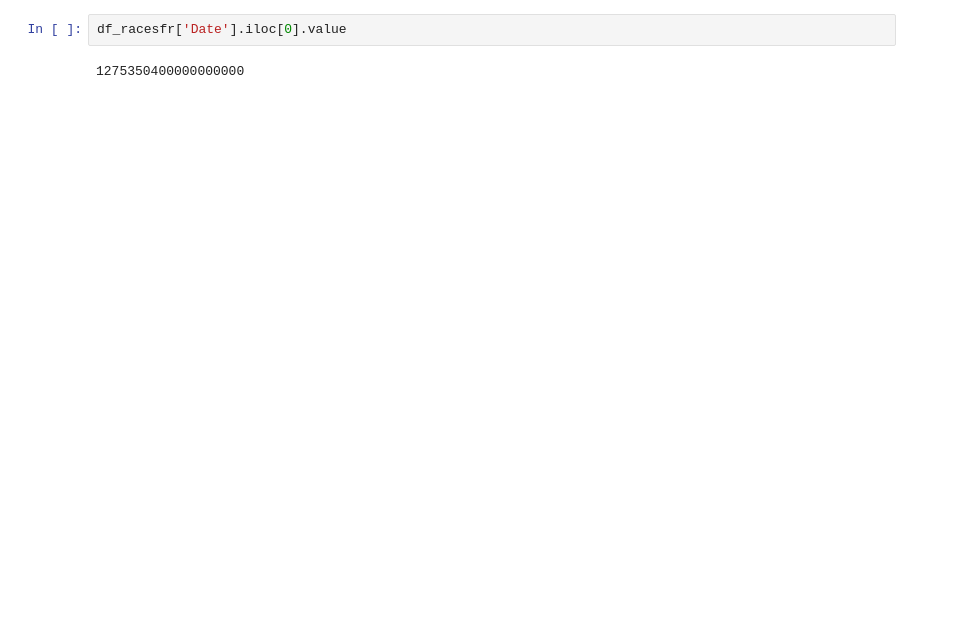
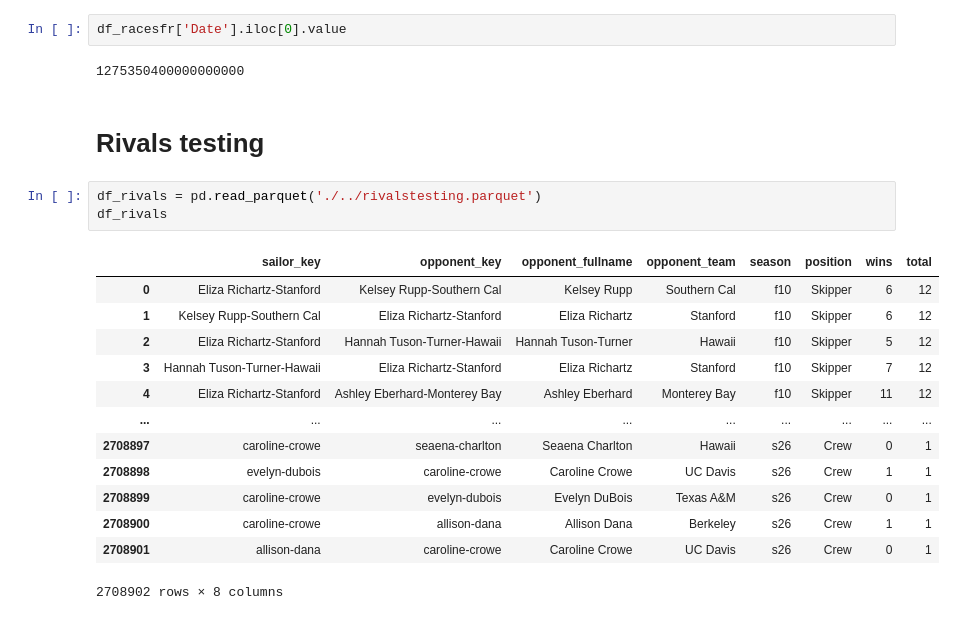
Before and after one commit to 7fi/sailing-rating-calculation, a Jupyter notebook: refactor/testing.ipynb, the cells around one changed output. Cells and saved outputs as stored; diff of their text form; blank space fills up the shorter version.

Commit message:
FR rivals calculation redo

```diff
--- a/refactor/testing.ipynb
+++ b/refactor/testing.ipynb
@@ -176,3 +208,22 @@ df_racesfr = pd.read_parquet('./../racesfrtest.parquet')
 df_racesfr['Date'].iloc[0].value
 # %% [output]
 1275350400000000000
+# %% [markdown]
+# Rivals testing
+# %%
+df_rivals = pd.read_parquet('./../rivalstesting.parquet')
+df_rivals
+# %% [output]
+|  | sailor_key | opponent_key | opponent_fullname | opponent_team | season | position | wins | total |
+| 0 | Eliza Richartz-Stanford | Kelsey Rupp-Southern Cal | Kelsey Rupp | Southern Cal | f10 | Skipper | 6 | 12 |
+| 1 | Kelsey Rupp-Southern Cal | Eliza Richartz-Stanford | Eliza Richartz | Stanford | f10 | Skipper | 6 | 12 |
+| 2 | Eliza Richartz-Stanford | Hannah Tuson-Turner-Hawaii | Hannah Tuson-Turner | Hawaii | f10 | Skipper | 5 | 12 |
+| 3 | Hannah Tuson-Turner-Hawaii | Eliza Richartz-Stanford | Eliza Richartz | Stanford | f10 | Skipper | 7 | 12 |
+| 4 | Eliza Richartz-Stanford | Ashley Eberhard-Monterey Bay | Ashley Eberhard | Monterey Bay | f10 | Skipper | 11 | 12 |
+| ... | ... | ... | ... | ... | ... | ... | ... | ... |
+| 2708897 | caroline-crowe | seaena-charlton | Seaena Charlton | Hawaii | s26 | Crew | 0 | 1 |
+| 2708898 | evelyn-dubois | caroline-crowe | Caroline Crowe | UC Davis | s26 | Crew | 1 | 1 |
+| 2708899 | caroline-crowe | evelyn-dubois | Evelyn DuBois | Texas A&M | s26 | Crew | 0 | 1 |
+| 2708900 | caroline-crowe | allison-dana | Allison Dana | Berkeley | s26 | Crew | 1 | 1 |
+| 2708901 | allison-dana | caroline-crowe | Caroline Crowe | UC Davis | s26 | Crew | 0 | 1 |
+2708902 rows × 8 columns
```
Also changed, not shown: parts of 9 cells of this notebook, 3 other files.
